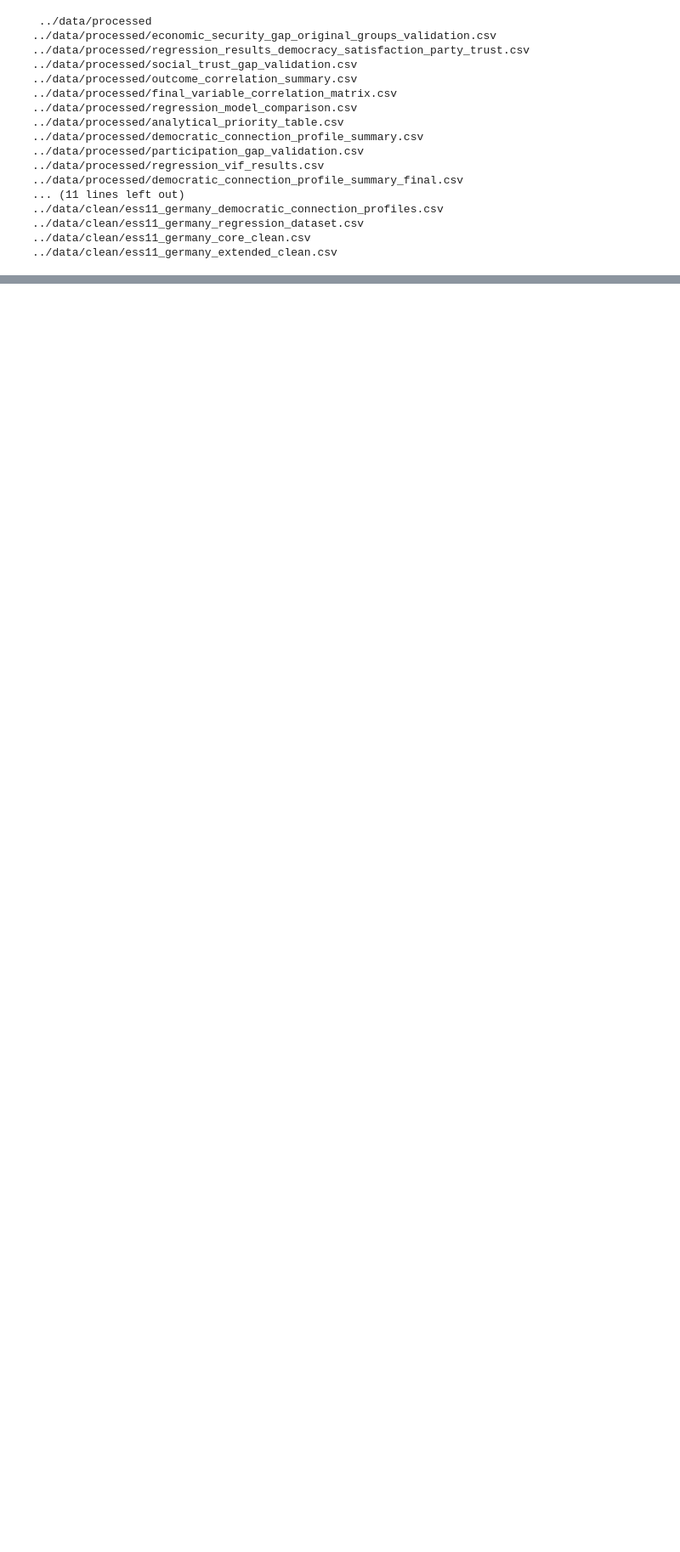
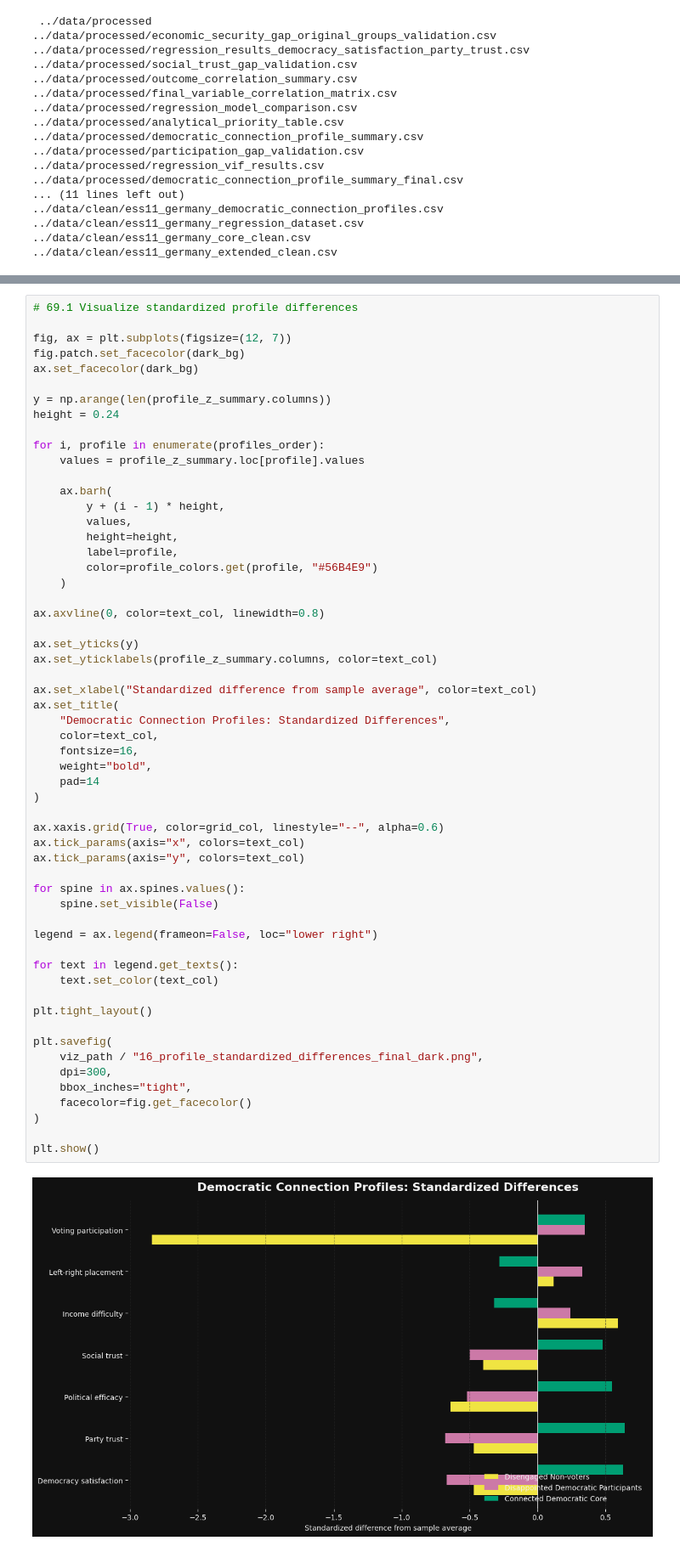
Before and after one commit to kainaegle/democratic-connection-ess11-germany, a Jupyter notebook: notebooks/01_ess11_germany_eda.ipynb, the cells around one changed output, grey strips where cells are left out. Shown at 85% size. Drawn from its saved outputs; the diff is of its cells as text; blank space fills up the shorter version.

```diff
--- a/notebooks/01_ess11_germany_eda.ipynb
+++ b/notebooks/01_ess11_germany_eda.ipynb
@@ -5936,0 +6921,59 @@ for folder in ["../data/processed", "../data/clean"]:
+# %%
+# 69.1 Visualize standardized profile differences
+
+fig, ax = plt.subplots(figsize=(12, 7))
+fig.patch.set_facecolor(dark_bg)
+ax.set_facecolor(dark_bg)
+
+y = np.arange(len(profile_z_summary.columns))
+height = 0.24
+
+for i, profile in enumerate(profiles_order):
+    values = profile_z_summary.loc[profile].values
+
+    ax.barh(
+        y + (i - 1) * height,
+        values,
+        height=height,
+        label=profile,
+        color=profile_colors.get(profile, "#56B4E9")
+    )
+
+ax.axvline(0, color=text_col, linewidth=0.8)
+
+ax.set_yticks(y)
+ax.set_yticklabels(profile_z_summary.columns, color=text_col)
+
+ax.set_xlabel("Standardized difference from sample average", color=text_col)
+ax.set_title(
+    "Democratic Connection Profiles: Standardized Differences",
+    color=text_col,
+    fontsize=16,
+    weight="bold",
+    pad=14
+)
+
+ax.xaxis.grid(True, color=grid_col, linestyle="--", alpha=0.6)
+ax.tick_params(axis="x", colors=text_col)
+ax.tick_params(axis="y", colors=text_col)
+
+for spine in ax.spines.values():
+    spine.set_visible(False)
+
+legend = ax.legend(frameon=False, loc="lower right")
+
+for text in legend.get_texts():
+    text.set_color(text_col)
+
+plt.tight_layout()
+
+plt.savefig(
+    viz_path / "16_profile_standardized_differences_final_dark.png",
+    dpi=300,
+    bbox_inches="tight",
+    facecolor=fig.get_facecolor()
+)
+
+plt.show()
+# %% [output]
+[figure, added]
```
Also changed, not shown: parts of 45 cells of this notebook, 16 other files.
